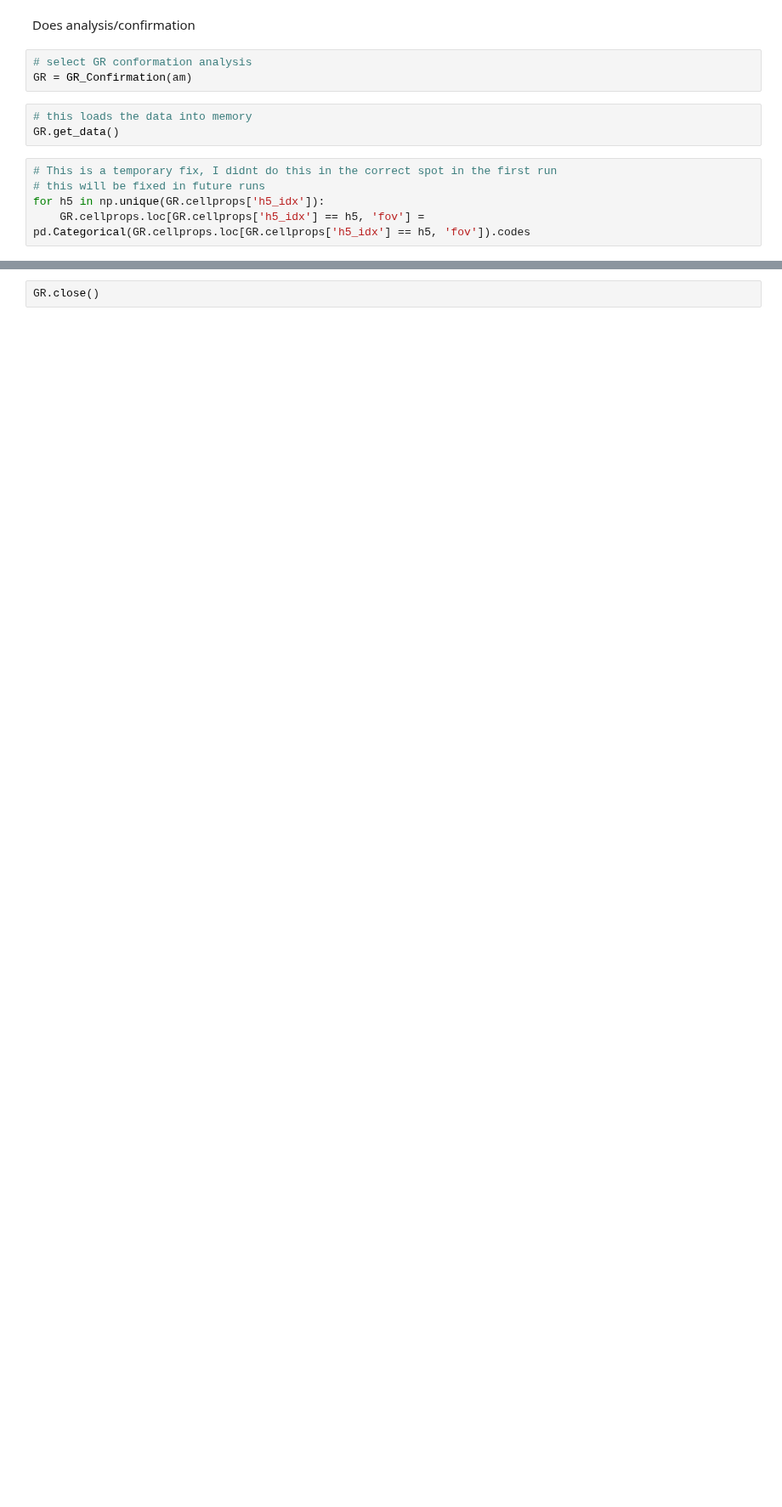
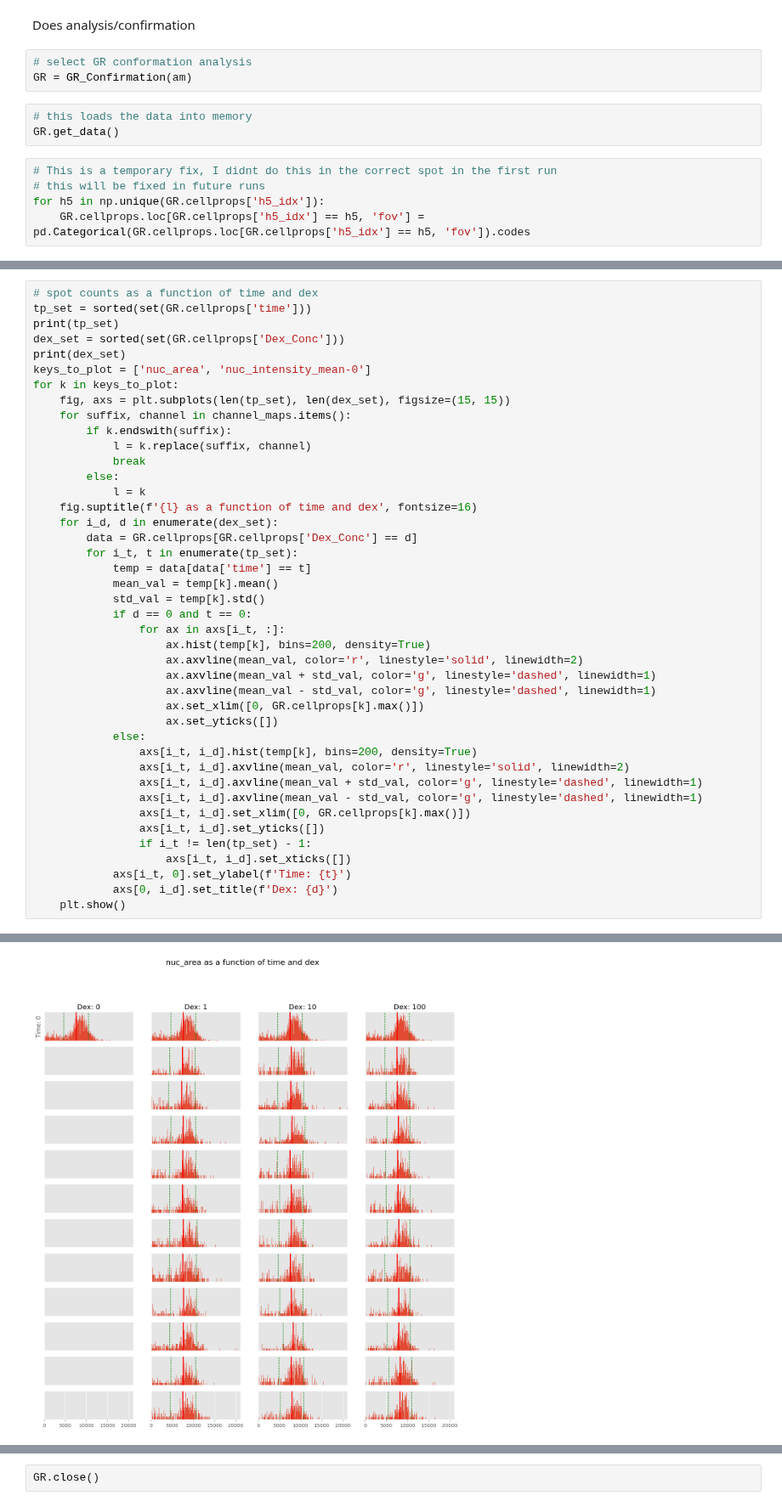
Before and after one commit to Formanj-0/AngelFISH, a Jupyter notebook: Publications/Ron_2024/GR_Confimation.ipynb, the cells around one changed output, grey strips where cells are left out. Shown at 85% size. Drawn from its saved outputs; the diff is of its cells as text; blank space fills up the shorter version.

```diff
--- a/Publications/Ron_2024/GR_Confimation.ipynb
+++ b/Publications/Ron_2024/GR_Confimation.ipynb
@@ -77,0 +145,43 @@ for k in GR.cellprops.keys():
+# %%
+# spot counts as a function of time and dex
+tp_set = sorted(set(GR.cellprops['time']))
+print(tp_set)
+dex_set = sorted(set(GR.cellprops['Dex_Conc']))
+print(dex_set)
+keys_to_plot = ['nuc_area', 'nuc_intensity_mean-0']
+for k in keys_to_plot:
+    fig, axs = plt.subplots(len(tp_set), len(dex_set), figsize=(15, 15))
+    for suffix, channel in channel_maps.items():
+        if k.endswith(suffix):
+            l = k.replace(suffix, channel)
+            break
+        else:
+            l = k
+    fig.suptitle(f'{l} as a function of time and dex', fontsize=16)
+    for i_d, d in enumerate(dex_set):
+        data = GR.cellprops[GR.cellprops['Dex_Conc'] == d]
+        for i_t, t in enumerate(tp_set):
+            temp = data[data['time'] == t]
+            mean_val = temp[k].mean()
+            std_val = temp[k].std()
+            if d == 0 and t == 0:
+                for ax in axs[i_t, :]:
+                    ax.hist(temp[k], bins=200, density=True)
+                    ax.axvline(mean_val, color='r', linestyle='solid', linewidth=2)
+                    ax.axvline(mean_val + std_val, color='g', linestyle='dashed', linewidth=1)
+                    ax.axvline(mean_val - std_val, color='g', linestyle='dashed', linewidth=1)
+                    ax.set_xlim([0, GR.cellprops[k].max()])
+                    ax.set_yticks([])
+            else:
+                axs[i_t, i_d].hist(temp[k], bins=200, density=True)
+                axs[i_t, i_d].axvline(mean_val, color='r', linestyle='solid', linewidth=2)
+                axs[i_t, i_d].axvline(mean_val + std_val, color='g', linestyle='dashed', linewidth=1)
+                axs[i_t, i_d].axvline(mean_val - std_val, color='g', linestyle='dashed', linewidth=1)
+                axs[i_t, i_d].set_xlim([0, GR.cellprops[k].max()])
+                axs[i_t, i_d].set_yticks([])
+                if i_t != len(tp_set) - 1:
+                    axs[i_t, i_d].set_xticks([])
+            axs[i_t, 0].set_ylabel(f'Time: {t}')
+            axs[0, i_d].set_title(f'Dex: {d}')
+    plt.show()
+# %% [output]
@@ -77,0 +190 @@ for k in GR.cellprops.keys():
+[figure, added]
```
Also changed, not shown: parts of 10 cells of this notebook, 1 other file.
